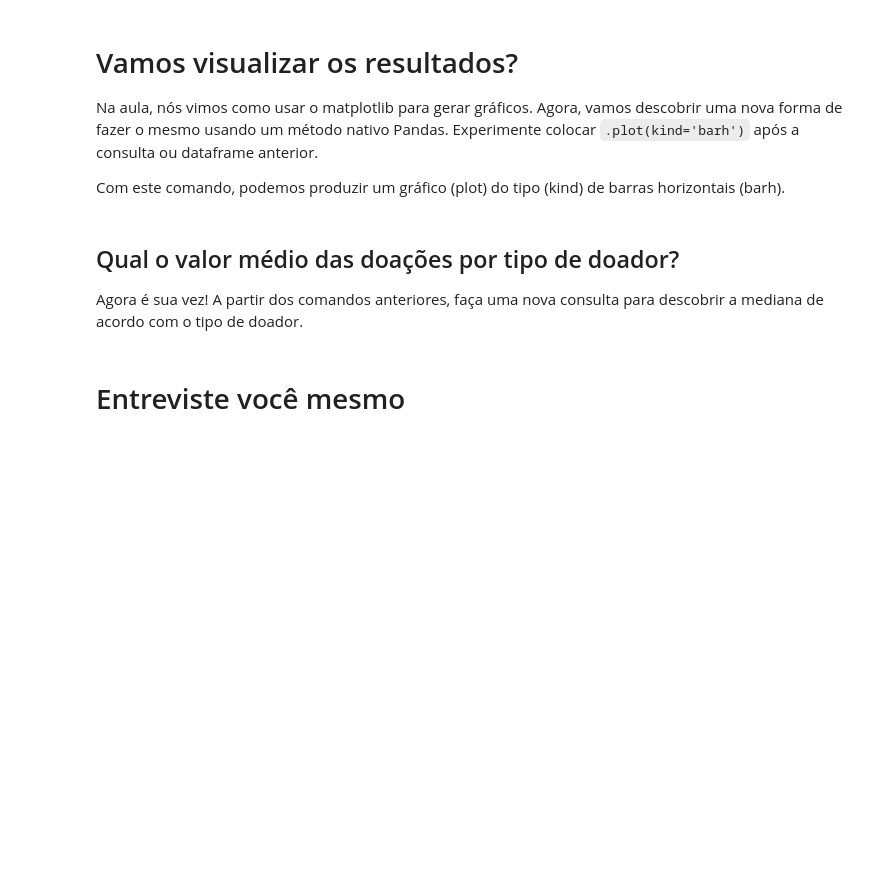
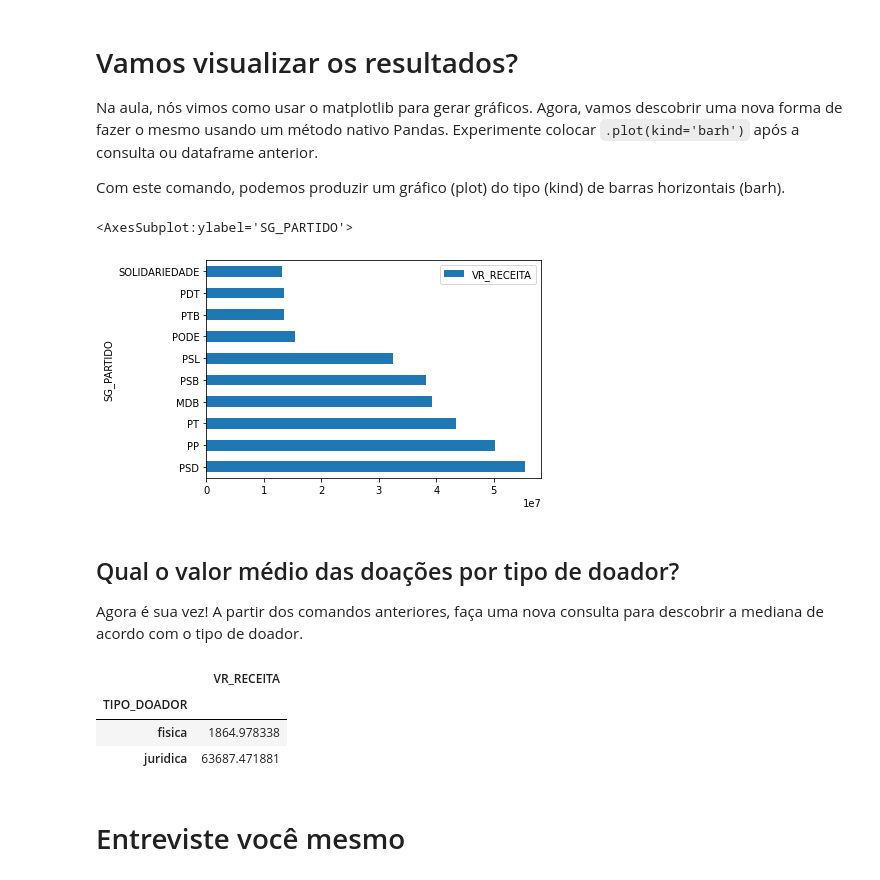
Before and after one commit to escola-de-dados/python-inovacao-civica, a Jupyter notebook: semana_2/desafio/desafio.ipynb, the cells around one changed output. Drawn from its saved outputs; the diff is of its cells as text; code cells hidden in the pictures; blank space fills up the shorter version.

```diff
--- a/semana_2/desafio/desafio.ipynb
+++ b/semana_2/desafio/desafio.ipynb
@@ -192,11 +289,21 @@ Na aula, nós vimos como usar o matplotlib para gerar gráficos. Agora, vamos de
 
 Com este comando, podemos produzir um gráfico (plot) do tipo (kind) de barras horizontais (barh).
 # %%
-df_final[__________].groupby(by=_____).___().sort_values(by='____',ascending=______).head(___).plot(kind='barh')
+df_final[['SG_PARTIDO','VR_RECEITA']].groupby(by=['SG_PARTIDO']).sum().sort_values(by='VR_RECEITA',ascending=False).head(10).plot(kind='barh')
+# %% [output]
+<AxesSubplot:ylabel='SG_PARTIDO'>
+[figure, added]
 # %% [markdown]
 ## Qual o valor médio das doações por tipo de doador?
 
 Agora é sua vez! A partir dos comandos anteriores, faça uma nova consulta para descobrir a mediana de acordo com o tipo de doador.
+# %%
+df_final[['TIPO_DOADOR','VR_RECEITA']].groupby(by=['TIPO_DOADOR']).mean()
+# %% [output]
+|  | VR_RECEITA |
+| TIPO_DOADOR |  |
+| fisica | 1864.978338 |
+| juridica | 63687.471881 |
 # %% [markdown]
 # Entreviste você mesmo
 # %% [markdown]
```
Also changed, not shown: parts of 9 cells of this notebook.
